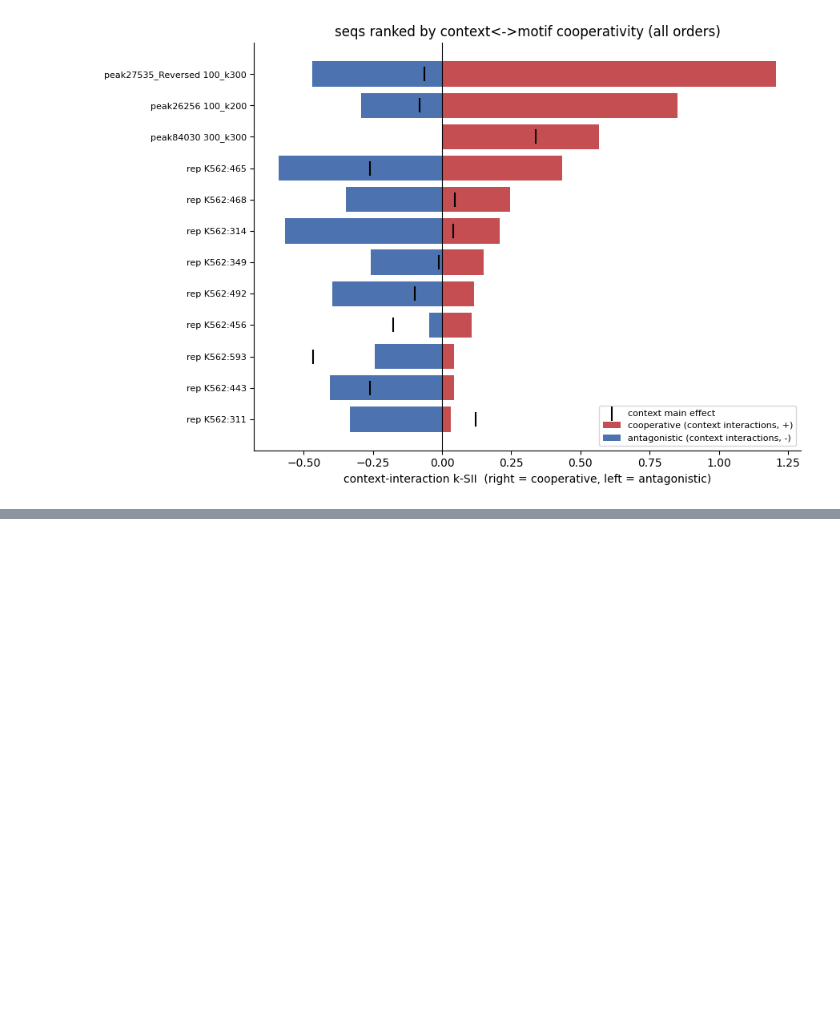
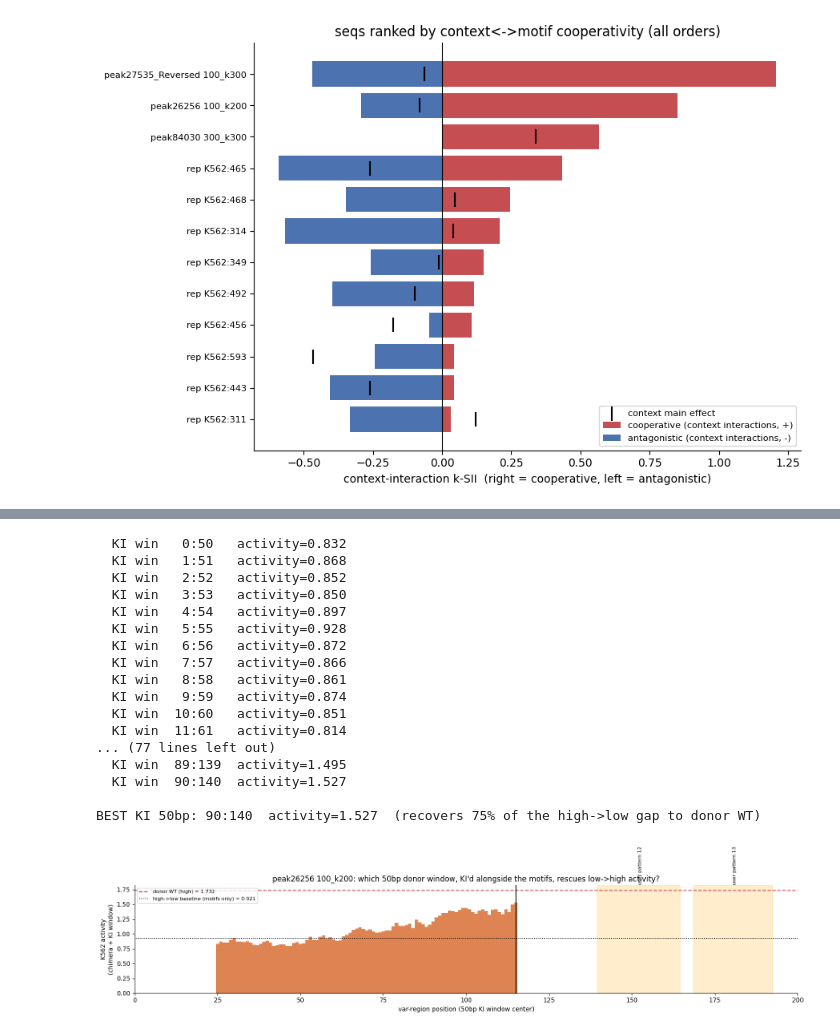
Before and after one commit to pabmantilla/SEAM_validate, a Jupyter notebook: context_feat/subseq_hunt/subseq_hunt.ipynb, the cells around one changed output, grey strips where cells are left out. Cells and saved outputs as stored; diff of their text form; code cells hidden in the pictures; blank space fills up the shorter version.

```diff
--- a/context_feat/subseq_hunt/subseq_hunt.ipynb
+++ b/context_feat/subseq_hunt/subseq_hunt.ipynb
@@ -415,0 +416,62 @@ donor WT (high)=1.795  low WT mean=-1.210
+# %%
+# KI RESCUE SCAN — high->low only. Same info as the box plot's high->low box, but resolved by window:
+# chimera = donor SEL_H motifs dropped into each LOW context (stays low). Slide a WIN-bp window across the
+# var region; KNOCK IN the donor's WT bases at that window (alongside the motifs) and score K562 activity,
+# averaged over all low targets x context-shuffle reps. The window whose KI best lifts activity toward donor
+# WT high = the context subseq that rescues. Same layout as the SUBSEQ HUNT scan, criterion = activity.
+# needs the SUBSEQ HUNT cell above run first (uses SEL_H, WIN, ADAPTER, motif_any, spans). (~1 min on GPU.)
+cdon, ctgt, chim = Z["chimera_donor"], Z["chimera_target"], Z["chimera"]
+pairs = np.where((cdon == SEL_H) & np.isin(ctgt, low))[0]
+hl_strs = [str(chim[k, r]) for k in pairs for r in range(chim.shape[1])]             # high->low (motifs only)
+donor_wt = str(wt_str[SEL_H])
+def ohe_score(strs):
+    return score(torch.stack([one_hot_encode(s).float() for s in strs]))
+
+wt_hi = float(score(one_hot_encode(donor_wt).float().unsqueeze(0))[0])               # donor WT (high)
+base = float(ohe_score(hl_strs).mean())                                              # high->low baseline (no KI)
+
+ki_starts = [st for st in range(ADAPTER, ADAPTER + 200 - WIN + 1)                    # context windows only
+             if not motif_any[st:st + WIN].any()]
+ki_act = []
+for st in ki_starts:
+    ki = [s[:st] + donor_wt[st:st + WIN] + s[st + WIN:] for s in hl_strs]            # KI donor window into each chimera
+    ki_act.append(float(ohe_score(ki).mean()))
+    print(f"  KI win {st - ADAPTER:>3}:{st - ADAPTER + WIN:<3}  activity={ki_act[-1]:.3f}")
+ki_act = np.array(ki_act)
+ki_centers = np.array(ki_starts) - ADAPTER + WIN / 2
+ki_bi = int(np.argmax(ki_act))
+print(f"\nBEST KI {WIN}bp: {ki_starts[ki_bi] - ADAPTER}:{ki_starts[ki_bi] - ADAPTER + WIN}  "
+      f"activity={ki_act[ki_bi]:.3f}  (recovers {(ki_act[ki_bi] - base) / (wt_hi - base):.0%} "
+      f"of the high->low gap to donor WT)")
+
+fig, ax = plt.subplots(figsize=(16, 4))
+ax.bar(ki_centers, ki_act, width=1.0, color="#dd8452")
+ax.axhline(wt_hi, color="#c44e52", ls="--", lw=1.5, label=f"donor WT (high) = {wt_hi:.3f}")
+ax.axhline(base, color="k", ls=":", lw=1.2, label=f"high->low baseline (motifs only) = {base:.3f}")
+for s, e, m in spans:
+    ax.axvspan(s - ADAPTER - 0.5, e - ADAPTER - 0.5, color="orange", alpha=0.2)      # motif spans
+    ax.text((s + e) / 2 - ADAPTER, ax.get_ylim()[1], m, ha="center", va="bottom", fontsize=8, rotation=90)
+ax.axvline(ki_centers[ki_bi], color="k", lw=1.2)                                     # best KI window
+ax.set_xlim(0, 200); ax.set_xlabel(f"var-region position ({WIN}bp KI window center)")
+ax.set_ylabel("K562 activity\n(chimera + KI window)")
+ax.set_title(f"{names[SEL_H]}: which {WIN}bp donor window, KI'd alongside the motifs, rescues low->high activity?")
+ax.legend(fontsize=8); ax.spines[["top", "right"]].set_visible(False); plt.tight_layout()
+# %% [output]
+  KI win   0:50   activity=0.832
+  KI win   1:51   activity=0.868
+  KI win   2:52   activity=0.852
+  KI win   3:53   activity=0.850
+  KI win   4:54   activity=0.897
+  KI win   5:55   activity=0.928
+  KI win   6:56   activity=0.872
+  KI win   7:57   activity=0.866
+  KI win   8:58   activity=0.861
+  KI win   9:59   activity=0.874
+  KI win  10:60   activity=0.851
+  KI win  11:61   activity=0.814
+... (77 lines left out)
+  KI win  89:139  activity=1.495
+  KI win  90:140  activity=1.527
+
+BEST KI 50bp: 90:140  activity=1.527  (recovers 75% of the high->low gap to donor WT)
+[figure, added]
```
Also changed, not shown: parts of 4 cells of this notebook.
